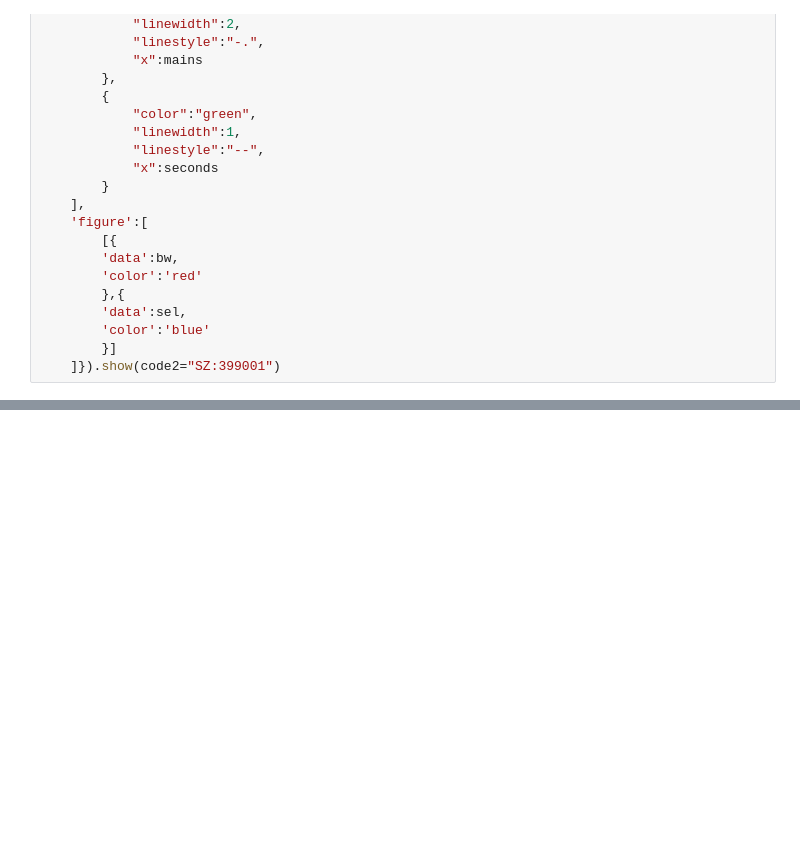
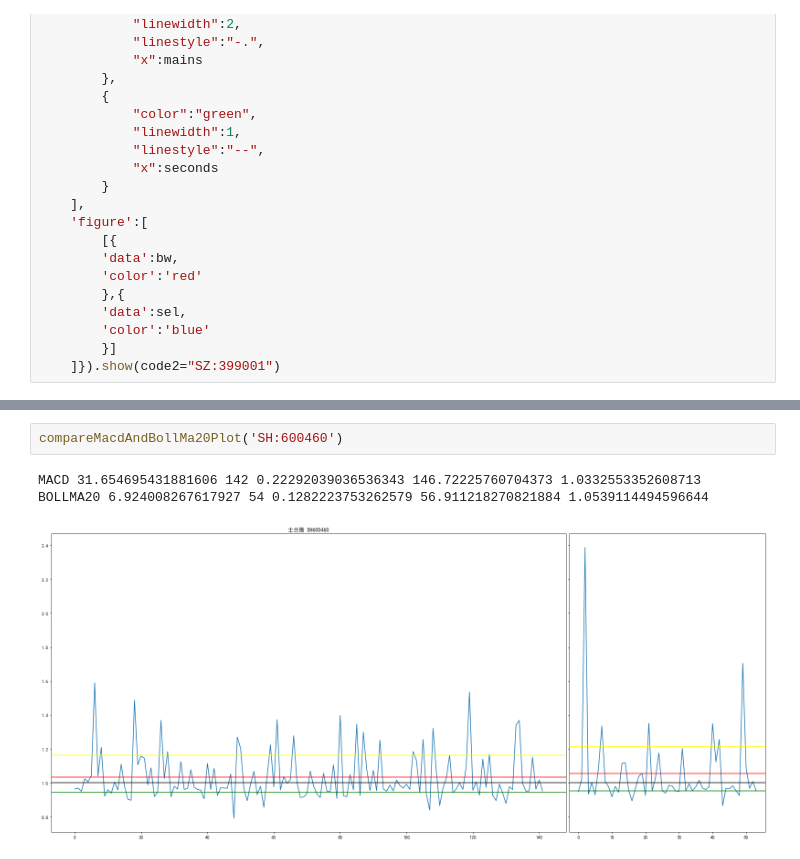
Before and after one commit to JohnCrash/stock, a Jupyter notebook: jupyter/boll-volume-theory.ipynb, the cells around one changed output, grey strips where cells are left out. Cells and saved outputs as stored; diff of their text form; blank space fills up the shorter version.

```diff
--- a/jupyter/boll-volume-theory.ipynb
+++ b/jupyter/boll-volume-theory.ipynb
@@ -174,0 +258,6 @@ Box(children=(Button(description='上一页', style=ButtonStyle()), Button(descr
+# %%
+compareMacdAndBollMa20Plot('SH:600460')
+# %% [output]
+MACD 31.654695431881606 142 0.22292039036536343 146.72225760704373 1.0332553352608713
+BOLLMA20 6.924008267617927 54 0.1282223753262579 56.911218270821884 1.0539114494596644
+[figure, added]
```
Also changed, not shown: parts of 5 cells of this notebook, 5 other files.
